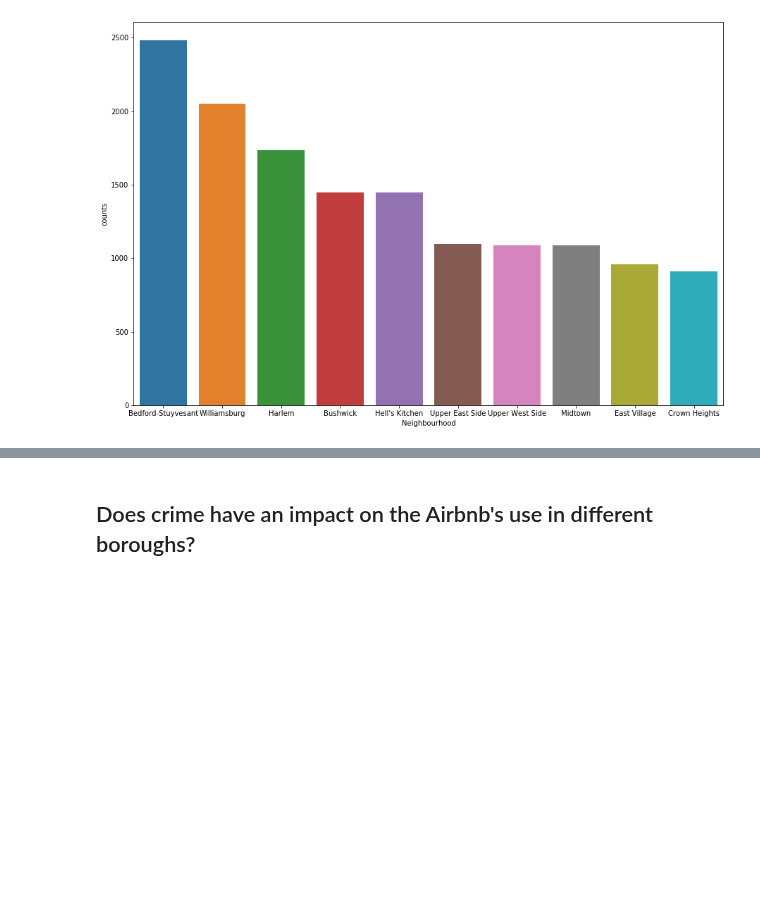
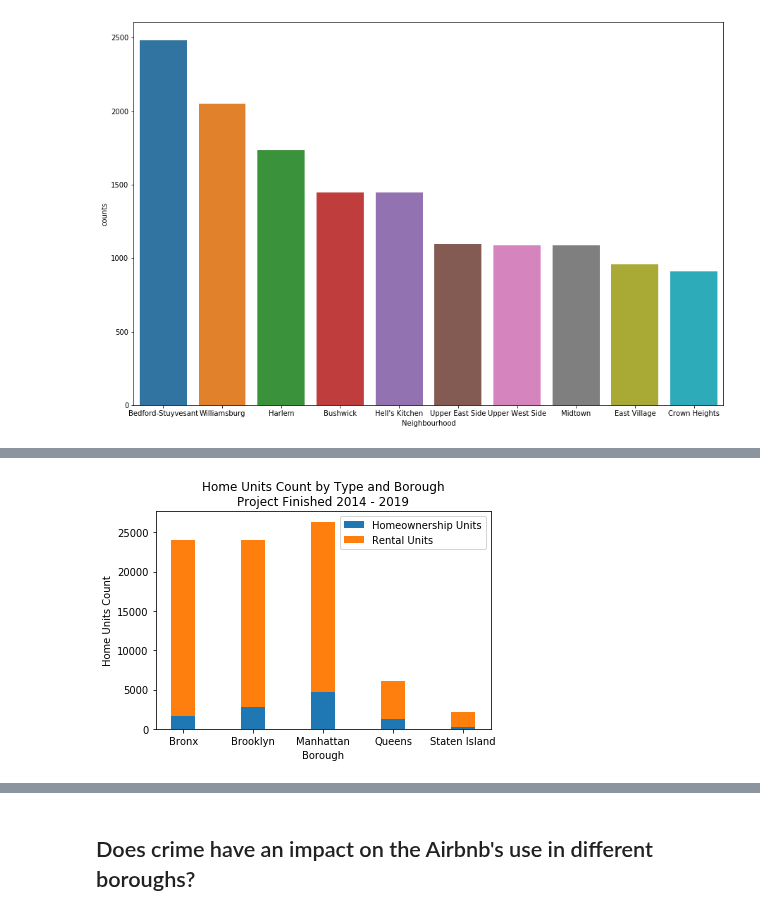
Before and after one commit to hayden4davey/Project1-Group2, a Jupyter notebook: Final Airbnb Analysis.ipynb, the cells around one changed output, grey strips where cells are left out. Saved outputs shown, nothing was run; the diff lists cells and outputs as text; code cells hidden in the pictures; blank space fills up the shorter version.

```diff
--- a/Final Airbnb Analysis.ipynb
+++ b/Final Airbnb Analysis.ipynb
@@ -242,0 +225,20 @@ plt.show()
+# %%
+#show bar graph of house units
+fig, ax =  plt.subplots()
+
+ind = np.arange(5)
+width = 0.35
+
+p1 = ax.bar(df_all.index, df_all.unit_own_cnt , width)
+p2 = ax.bar(df_all.index, df_all.unit_rental_cnt , width, bottom = df_all.unit_own_cnt )
+
+plt.ylabel('Home Units Count')
+plt.xlabel('Borough')
+plt.title('Home Units Count by Type and Borough\nProject Finished 2014 - 2019')
+plt.legend((p1[0], p2[0]), ('Homeownership Units', 'Rental Units'))
+plt.yticks(np.arange(0, 30000, 5000))
+
+fig.savefig('Output/NYC_HomeUnitsCount.png')
+plt.show()
+# %% [output]
+[figure, added]
```
Also changed, not shown: parts of 12 cells of this notebook.
